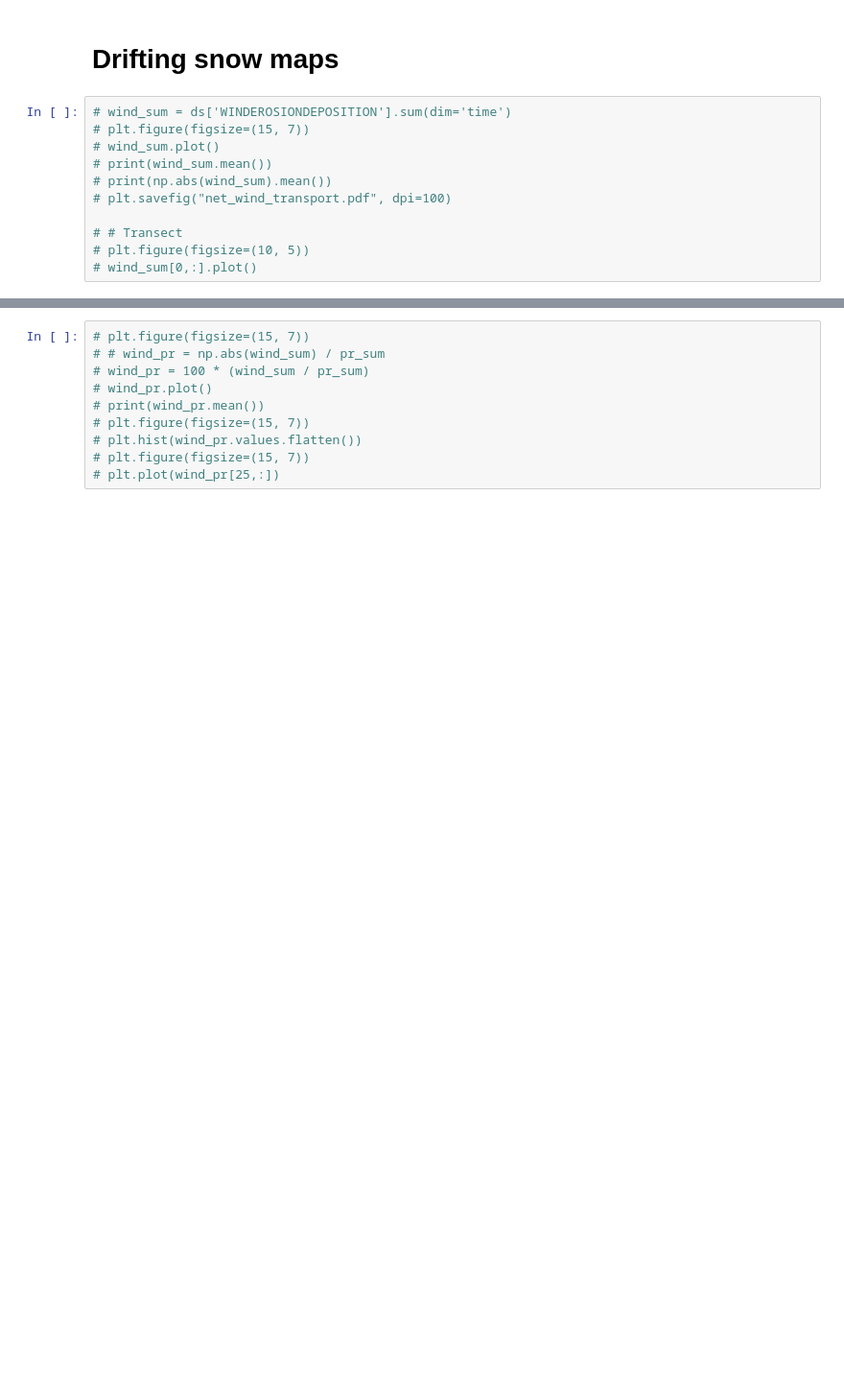
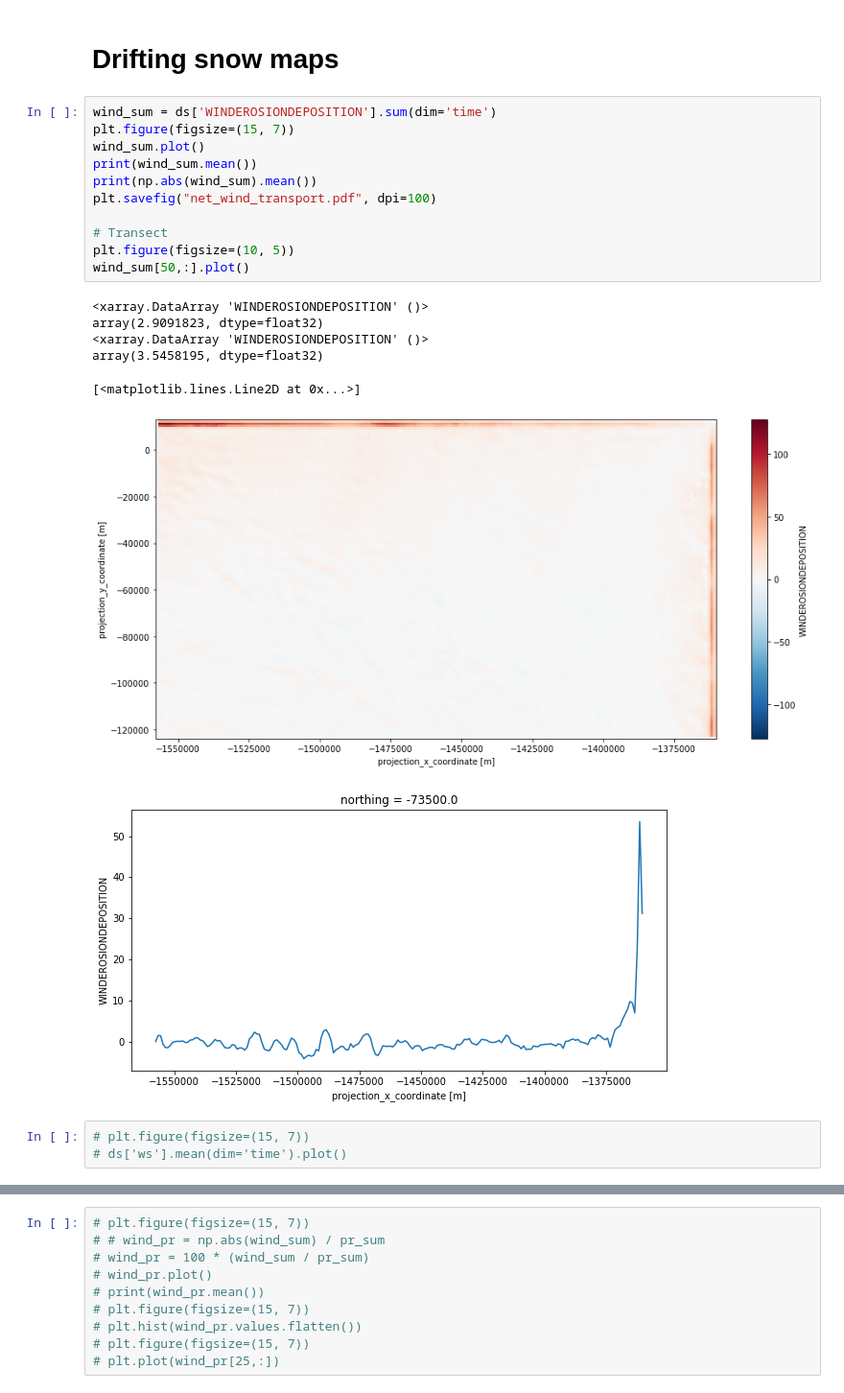
Before and after one commit to EricKeenan/SNOWPACK_WAIS, a Jupyter notebook: analysis/inspect_grid.ipynb, the cells around one changed output, grey strips where cells are left out. Shown at 96% size. Cells and saved outputs as stored; diff of their text form; blank space fills up the shorter version.

```diff
--- a/analysis/inspect_grid.ipynb
+++ b/analysis/inspect_grid.ipynb
@@ -181,13 +178,24 @@ Max/Min ratio = -2.4333334
 # %% [markdown]
 # Drifting snow maps
 # %%
-# wind_sum = ds['WINDEROSIONDEPOSITION'].sum(dim='time')
-# plt.figure(figsize=(15, 7))
-# wind_sum.plot()
-# print(wind_sum.mean())
-# print(np.abs(wind_sum).mean())
-# plt.savefig("net_wind_transport.pdf", dpi=100)
+wind_sum = ds['WINDEROSIONDEPOSITION'].sum(dim='time')
+plt.figure(figsize=(15, 7))
+wind_sum.plot()
+print(wind_sum.mean())
+print(np.abs(wind_sum).mean())
+plt.savefig("net_wind_transport.pdf", dpi=100)
 
-# # Transect
-# plt.figure(figsize=(10, 5))
-# wind_sum[0,:].plot()
+# Transect
+plt.figure(figsize=(10, 5))
+wind_sum[50,:].plot()
+# %% [output]
+<xarray.DataArray 'WINDEROSIONDEPOSITION' ()>
+array(2.9091823, dtype=float32)
+<xarray.DataArray 'WINDEROSIONDEPOSITION' ()>
+array(3.5458195, dtype=float32)
+[<matplotlib.lines.Line2D at 0x...>]
+[figure, added]
+[figure, added]
+# %%
+# plt.figure(figsize=(15, 7))
+# ds['ws'].mean(dim='time').plot()
```
Also changed, not shown: parts of 11 cells of this notebook, 7 other files.
